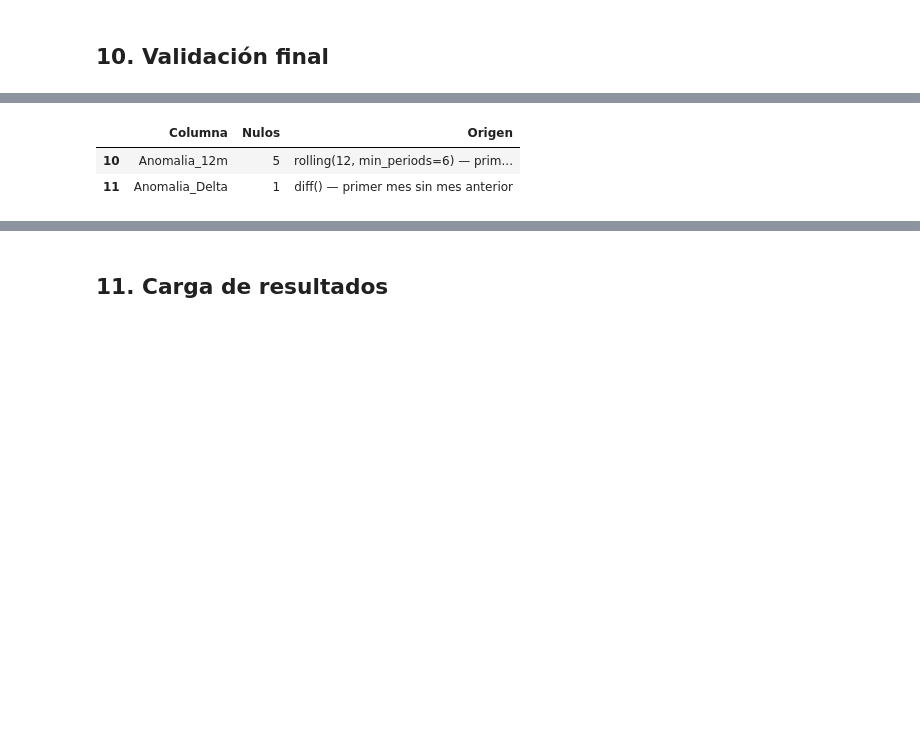
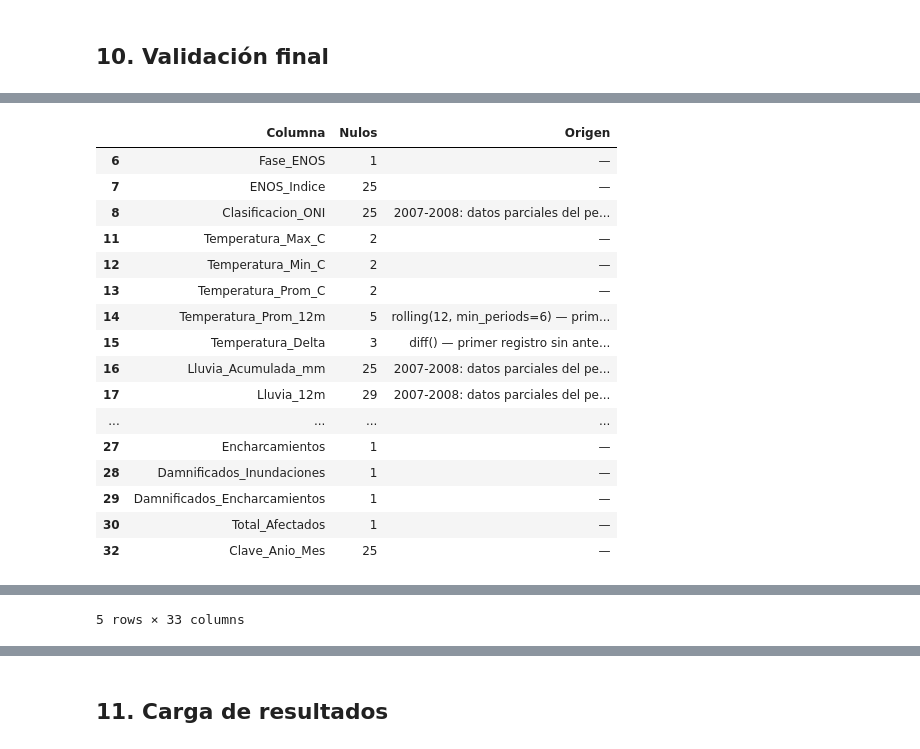
Before and after one commit to valexq/Cambio_climatico_CO, a Jupyter notebook: notebooks/01_etl.ipynb, the cells around one changed output, grey strips where cells are left out. Cells and saved outputs as stored; diff of their text form; code cells hidden in the pictures; blank space fills up the shorter version.

```diff
--- a/notebooks/01_etl.ipynb
+++ b/notebooks/01_etl.ipynb
@@ -233,11 +491,9 @@ Nulos restantes: 0
 processed_df = cleaned_df.copy()
 
 # ── 8.1 Variables temporales ─────────────────────────────────
-processed_df['Anio']      = processed_df['Fecha'].dt.year
-processed_df['Mes']       = processed_df['Fecha'].dt.month
 processed_df['Trimestre'] = processed_df['Fecha'].dt.quarter
 processed_df['Decada']    = (processed_df['Anio'] // 10 * 10).astype(str) + 's'
 
-print("Variables temporales creadas: Anio, Mes, Trimestre, Decada")
-print(processed_df[['Fecha','Anio','Mes','Trimestre','Decada']].head(5))
+print("Variables temporales añadidas: Trimestre, Decada")
+print(processed_df[['Fecha', 'Anio', 'Mes_Nombre', 'Trimestre', 'Decada']].head(5))
 # %% [output]
@@ -383,0 +608,14 @@ Detalle Anomalia_12m — primeras filas:
+# %%
+# ── 8.6 Total afectados por desastres ────────────────────────
+processed_df['Total_Afectados'] = (
+    processed_df['Damnificados_Inundaciones'] +
+    processed_df['Damnificados_Encharcamientos']
+)
+
+# ── 8.7 Número de mes secuencial (limpio) ────────────────────
+processed_df['Num_Mes_Serie'] = range(1, len(processed_df) + 1)
+
+print("Variables adicionales creadas: Total_Afectados, Num_Mes_Serie")
+mes_max = processed_df.loc[processed_df['Total_Afectados'].idxmax()]
+print(f"Mes con más afectados: {mes_max['Fecha'].strftime('%Y-%m')} — "
+      f"Fase: {mes_max['Fase_ENOS']} — Afectados: {int(mes_max['Total_Afectados']):,}")
@@ -412,35 +663,36 @@ Shape final: (914, 17)
 # %% [markdown]
 ## 10. Validación final
 # %%
-print("=" * 55)
+print("=" * 60)
 print("VALIDACIÓN DEL DATASET PROCESADO")
-print("=" * 55)
-print(f"Filas           : {processed_df.shape[0]:,}  (raw: 916 → -2 filas ONI incompleto)")
+print("=" * 60)
+print(f"Filas           : {processed_df.shape[0]:,}")
 print(f"Columnas        : {processed_df.shape[1]}")
 print(f"Periodo         : {processed_df['Fecha'].min().strftime('%Y-%m')}  →  {processed_df['Fecha'].max().strftime('%Y-%m')}")
 print(f"Duplicados      : {processed_df.duplicated().sum()}")
+print(f"Filas completas (2009+) : {processed_df['Datos_Completos'].sum():,}")
+print(f"Filas parciales (2007-2008): {(processed_df['Datos_Completos'] == 0).sum():,}")
 print()
-print("Nulos por columna:")
+print("Nulos por columna (solo los que tienen):")
 nulls_final = processed_df.isnull().sum()
-display(pd.DataFrame({
+null_df = pd.DataFrame({
     'Columna': nulls_final.index,
-    'Nulos': nulls_final.values,
-    'Origen': [
-        '—','—','—','—','—',
-        '—','—',
-        '—','—','—',
-        'rolling(12, min_periods=6) — primeros 5 meses sin ventana completa',
-        'diff() — primer mes sin mes anterior',
-        '—','—','—',
-        '—','—'
-    ]
-}).query("Nulos > 0"))
+    'Nulos'  : nulls_final.values,
+    'Origen' : ['—'] * len(nulls_final)
+})
+# Añadir origen explicativo para los nulos esperados
+null_df.loc[null_df['Columna'].isin(['Temperatura_Prom_12m','Lluvia_12m']), 'Origen'] = 'rolling(12, min_periods=6) — primeros meses'
+null_df.loc[null_df['Columna'].isin(['Temperatura_Delta','Lluvia_Delta','Dengue_Delta']), 'Origen'] = 'diff() — primer registro sin anterior'
+null_df.loc[null_df['Columna'].isin(['Casos_Dengue','Casos_Leptospirosis','Casos_Respiratorios',
+                                       'Lluvia_Acumulada_mm','Lluvia_12m','Lluvia_Delta',
+                                       'Dengue_Delta','Temporada','Clasificacion_ONI']), 'Origen'] = '2007-2008: datos parciales del periodo'
+display(null_df.query("Nulos > 0"))
 print()
-print("Distribución de fases (Fase_Evento):")
-print(processed_df['Fase_Evento'].value_counts())
+print("Distribución de fases ENOS:")
+print(processed_df['Fase_ENOS'].value_counts(dropna=False))
 print()
 print("Distribución de intensidades:")
-print(processed_df['Intensidad_Evento'].value_counts())
+print(processed_df['Intensidad_ENOS'].value_counts())
 print()
 print("Vista previa del dataset final:")
 display(processed_df.head(5))
@@ -457,3 +711,17 @@ Nulos por columna:
 |  | Columna | Nulos | Origen |
-| 10 | Anomalia_12m | 5 | rolling(12, min_periods=6) — prim... |
-| 11 | Anomalia_Delta | 1 | diff() — primer mes sin mes anterior |
+| 6 | Fase_ENOS | 1 | — |
+| 7 | ENOS_Indice | 25 | — |
+| 8 | Clasificacion_ONI | 25 | 2007-2008: datos parciales del pe... |
+| 11 | Temperatura_Max_C | 2 | — |
+| 12 | Temperatura_Min_C | 2 | — |
+| 13 | Temperatura_Prom_C | 2 | — |
+| 14 | Temperatura_Prom_12m | 5 | rolling(12, min_periods=6) — prim... |
+| 15 | Temperatura_Delta | 3 | diff() — primer registro sin ante... |
+| 16 | Lluvia_Acumulada_mm | 25 | 2007-2008: datos parciales del pe... |
+| 17 | Lluvia_12m | 29 | 2007-2008: datos parciales del pe... |
+| ... | ... | ... | ... |
+| 27 | Encharcamientos | 1 | — |
+| 28 | Damnificados_Inundaciones | 1 | — |
+| 29 | Damnificados_Encharcamientos | 1 | — |
+| 30 | Total_Afectados | 1 | — |
+| 32 | Clave_Anio_Mes | 25 | — |
@@ -483 +752,2 @@ Vista previa del dataset final:
+5 rows × 33 columns
 # %% [markdown]
```
Also changed, not shown: parts of 49 cells of this notebook, 33 other files.
